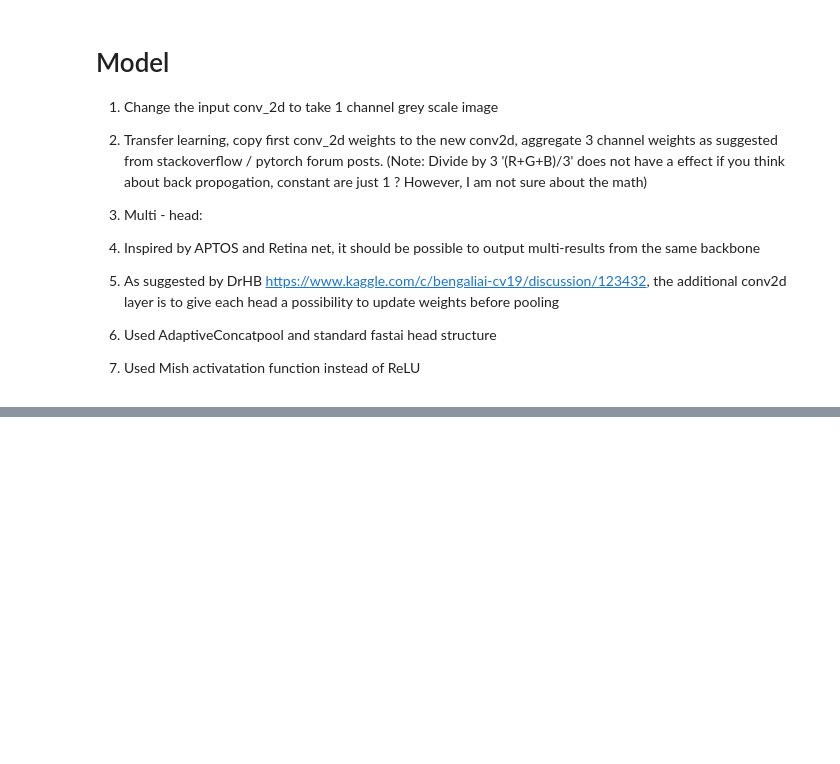
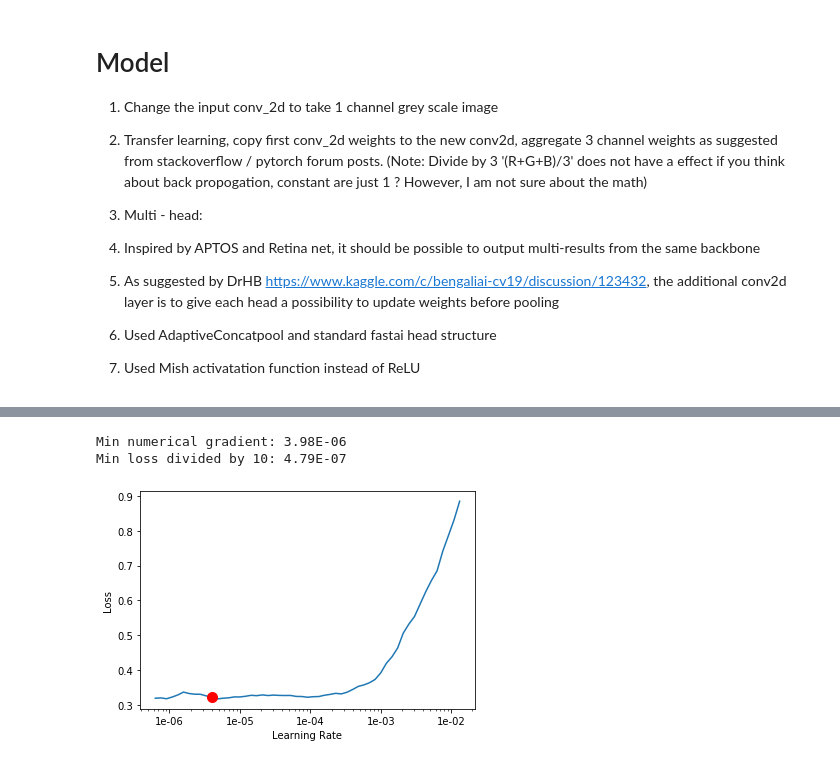
Before and after one commit to heye0507/kaggle_grapheme, a Jupyter notebook: notebooks/02_resnet_1ch.ipynb, the cells around one changed output, grey strips where cells are left out. Saved outputs shown, nothing was run; the diff lists cells and outputs as text; code cells hidden in the pictures; blank space fills up the shorter version.

```diff
--- a/notebooks/02_resnet_1ch.ipynb
+++ b/notebooks/02_resnet_1ch.ipynb
@@ -142,0 +165,3 @@ learn = Learner(data,model,loss_func=loss_func,
+# %%
+lr = 5e-3
+learn.fit_one_cycle(3,slice(lr))
@@ -142,0 +181,6 @@ learn = Learner(data,model,loss_func=loss_func,
+# %%
+learn.recorder.plot(suggestion=True)
+# %% [output]
+Min numerical gradient: 3.98E-06
+Min loss divided by 10: 4.79E-07
+[figure, added]
```
Also changed, not shown: parts of 15 cells of this notebook.
